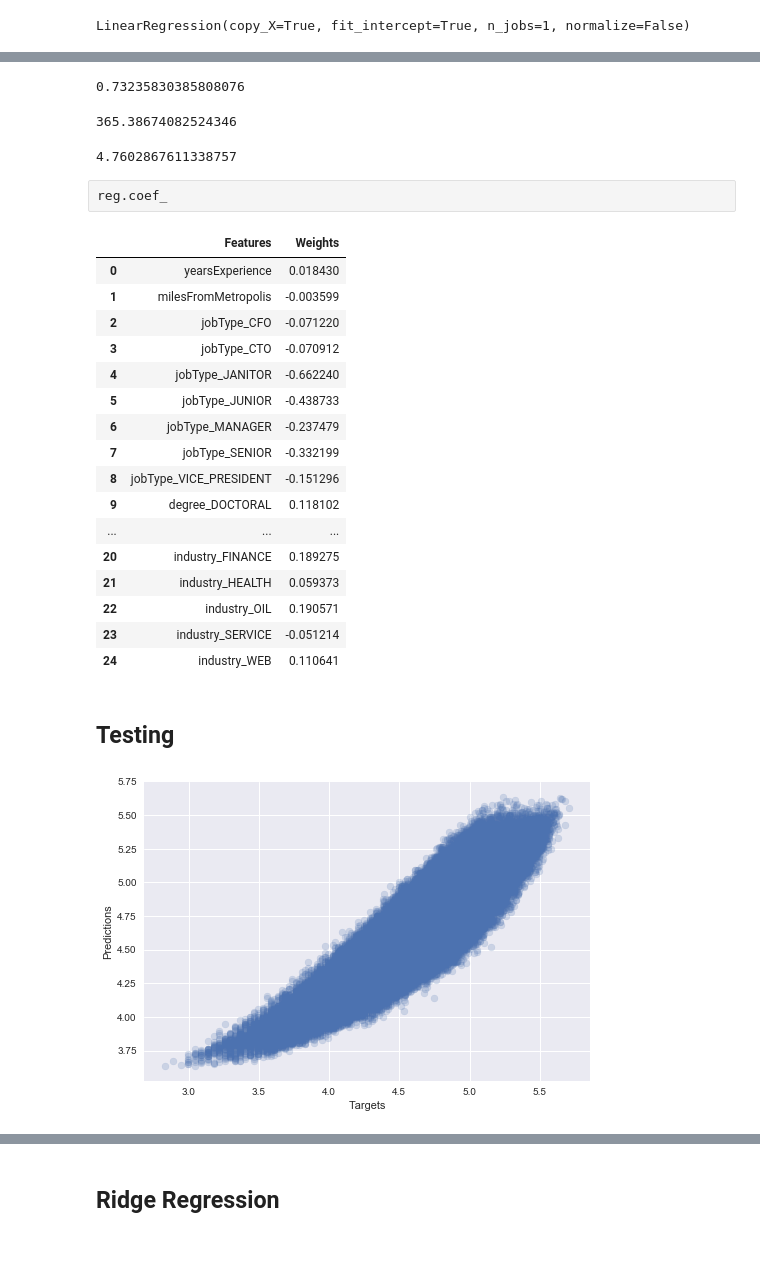
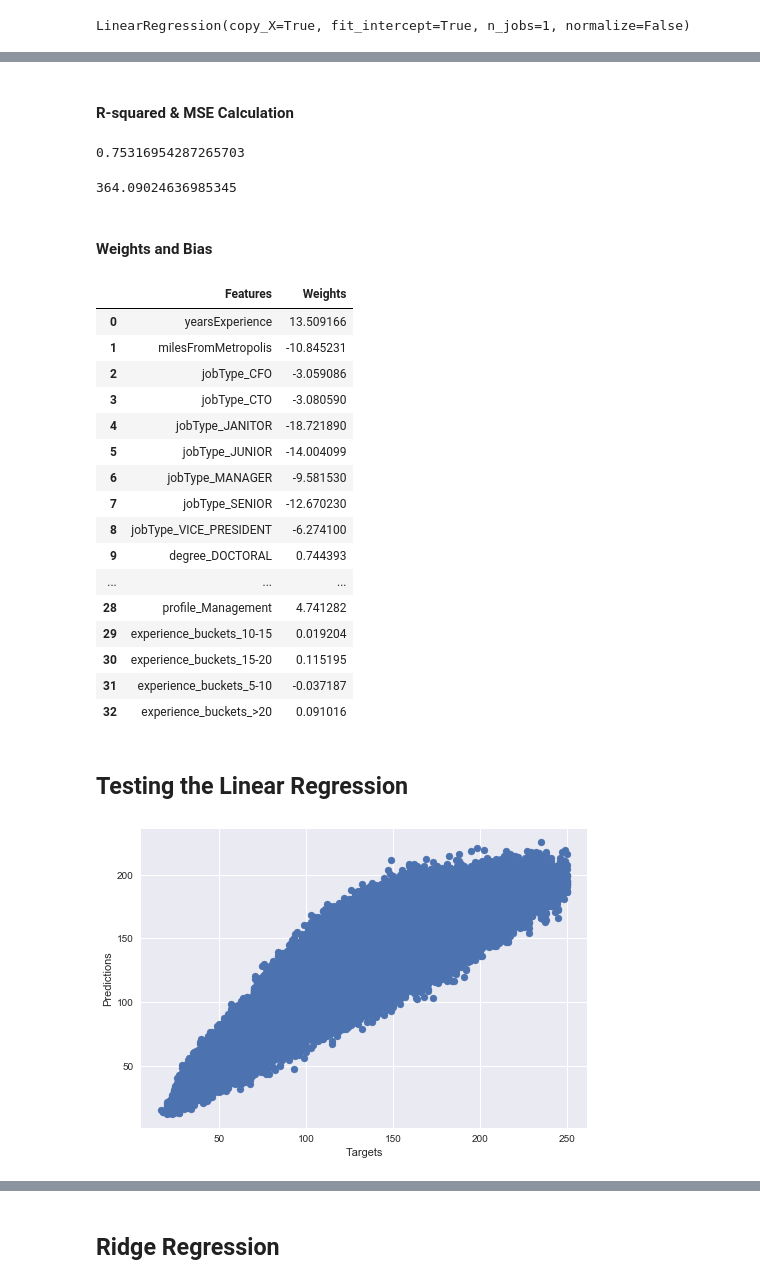
Before and after one commit to chanuprao/Salary-Prediction, a Jupyter notebook: First Portfolio Project.ipynb, the cells around one changed output, grey strips where cells are left out. Cells and saved outputs as stored; diff of their text form; code cells hidden in the pictures; blank space fills up the shorter version.

```diff
--- a/First Portfolio Project.ipynb
+++ b/First Portfolio Project.ipynb
@@ -290,0 +242,5 @@ plt.show()
+# %%
+train_data = train_data.loc[train_data['salary'] <= 250]
+print ('Shape of Train data set after cleaning: ', train_data.shape)
+sns.distplot(train_data['salary'])
+plt.show()
@@ -391,3 +349,3 @@ vif
 # %%
-train_data = train_data.drop(['major_NONE','degree_NONE'],axis=1)
+clean_train_data = train_data.drop(['degree_NONE','major_NONE'],axis=1)
 # %%
@@ -405,7 +366,7 @@ Index(['yearsExperience', 'milesFromMetropolis', 'salary', 'jobType_CFO',
 # %% [markdown]
  ## Train Test Split
 # %%
-targets = train_data['salary']
-inputs = train_data.drop(['salary'],axis = 1)
+targets = clean_train_data['salary']
+inputs = clean_train_data.drop(['salary'],axis = 1)
 # %%
 from sklearn.preprocessing import StandardScaler
@@ -444,49 +408,47 @@ plt.show()
+# %% [markdown]
+#### R-squared & MSE Calculation
 # %%
 reg.score(x_train,y_train)
 # %% [output]
-0.73235830385808076
+0.75316954287265703
 # %%
 from sklearn.metrics import mean_squared_error
 mean_squared_error(y_train, y_hat)
 # %% [output]
-365.38674082524346
+364.09024636985345
-# %%
-reg.intercept_
-# %% [output]
-4.7602867611338757
-# %% [raw]
-reg.coef_
+# %% [markdown]
+#### Weights and Bias
 # %%
-reg_summary = pd.DataFrame(inputs.columns.values, columns=['Features'])
+reg_summary = pd.DataFrame(inputs.columns.values,columns=['Features'])
 reg_summary['Weights'] = reg.coef_
 reg_summary
 # %% [output]
 |  | Features | Weights |
-| 0 | yearsExperience | 0.018430 |
-| 1 | milesFromMetropolis | -0.003599 |
-| 2 | jobType_CFO | -0.071220 |
-| 3 | jobType_CTO | -0.070912 |
-| 4 | jobType_JANITOR | -0.662240 |
-| 5 | jobType_JUNIOR | -0.438733 |
-| 6 | jobType_MANAGER | -0.237479 |
-| 7 | jobType_SENIOR | -0.332199 |
-| 8 | jobType_VICE_PRESIDENT | -0.151296 |
-| 9 | degree_DOCTORAL | 0.118102 |
+| 0 | yearsExperience | 13.509166 |
+| 1 | milesFromMetropolis | -10.845231 |
+| 2 | jobType_CFO | -3.059086 |
+| 3 | jobType_CTO | -3.080590 |
+| 4 | jobType_JANITOR | -18.721890 |
+| 5 | jobType_JUNIOR | -14.004099 |
+| 6 | jobType_MANAGER | -9.581530 |
+| 7 | jobType_SENIOR | -12.670230 |
+| 8 | jobType_VICE_PRESIDENT | -6.274100 |
+| 9 | degree_DOCTORAL | 0.744393 |
 | ... | ... | ... |
-| 20 | industry_FINANCE | 0.189275 |
-| 21 | industry_HEALTH | 0.059373 |
-| 22 | industry_OIL | 0.190571 |
-| 23 | industry_SERVICE | -0.051214 |
-| 24 | industry_WEB | 0.110641 |
+| 28 | profile_Management | 4.741282 |
+| 29 | experience_buckets_10-15 | 0.019204 |
+| 30 | experience_buckets_15-20 | 0.115195 |
+| 31 | experience_buckets_5-10 | -0.037187 |
+| 32 | experience_buckets_>20 | 0.091016 |
 # %% [markdown]
-## Testing
+## Testing the Linear Regression
 # %%
 y_hat_test = reg.predict(x_test)
 # %%
-plt.scatter(y_test,y_hat_test,alpha=0.2)
+plt.scatter(y_test,y_hat_test)
 plt.xlabel('Targets')
 plt.ylabel('Predictions')
 plt.show()
 # %% [output]
-[figure, old version]
+[figure, new version]
 # %%
```
Also changed, not shown: parts of 69 cells of this notebook.
